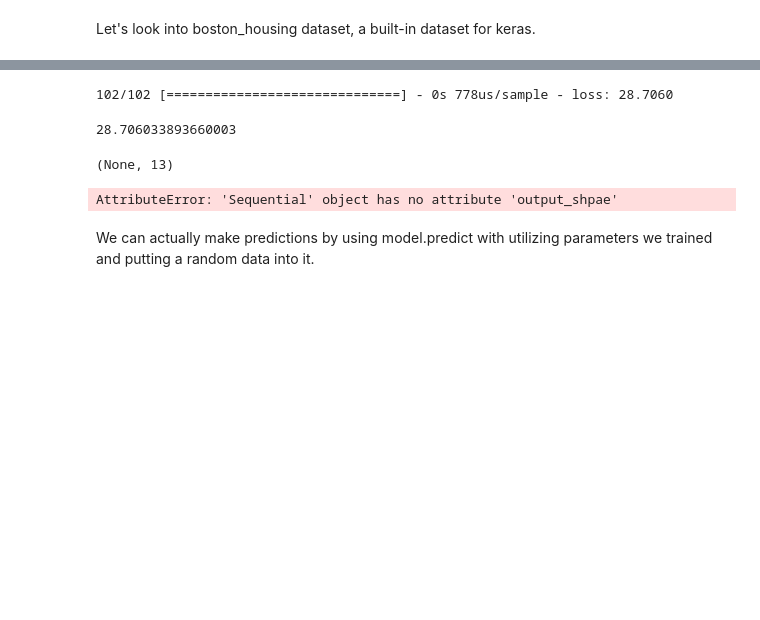
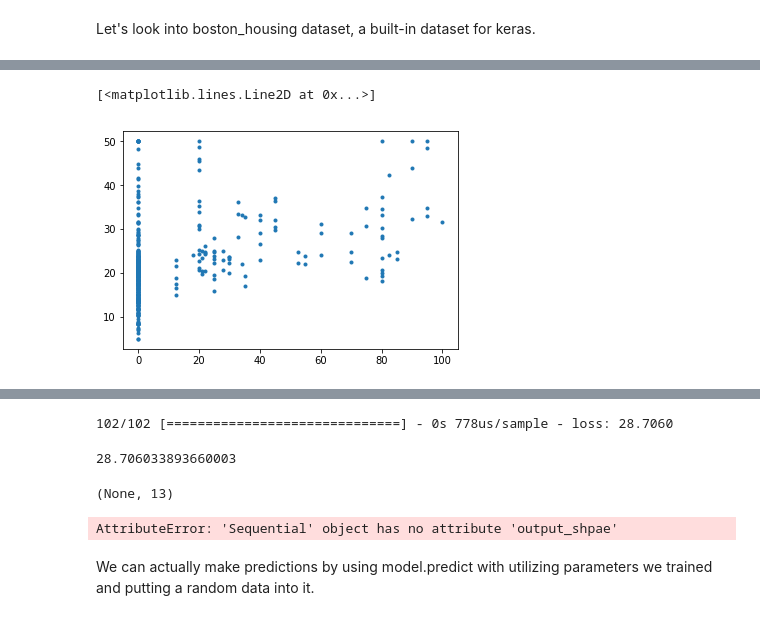
Before and after one commit to yemorangd/2019-1R-ADVENGPHON, a Jupyter notebook: Boston-housing.ipynb, the cells around one changed output, grey strips where cells are left out. Saved outputs shown, nothing was run; the diff lists cells and outputs as text; code cells hidden in the pictures; blank space fills up the shorter version.

```diff
--- a/Boston-housing.ipynb
+++ b/Boston-housing.ipynb
@@ -9,0 +29,6 @@ Let's look into boston_housing dataset, a built-in dataset for keras.
+# %%
+plt.plot(x_train[:,1], y_train, '.')
+#이런 식으로 경향성을 확인 가능. 이건 경향이 더 모호...하긴 한데. 0 퍼센트에 걸려있는 경향성이 좀 크지.
+# %% [output]
+[<matplotlib.lines.Line2D at 0x...>]
+[figure, added]
```
Also changed, not shown: parts of 15 cells of this notebook.
